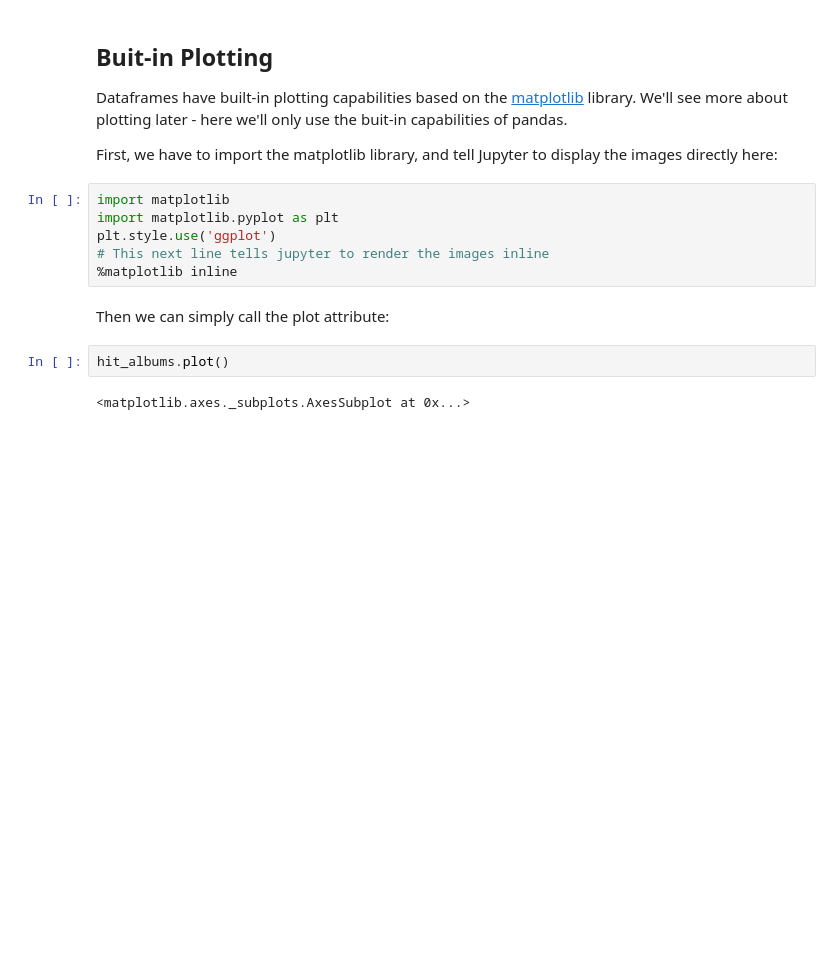
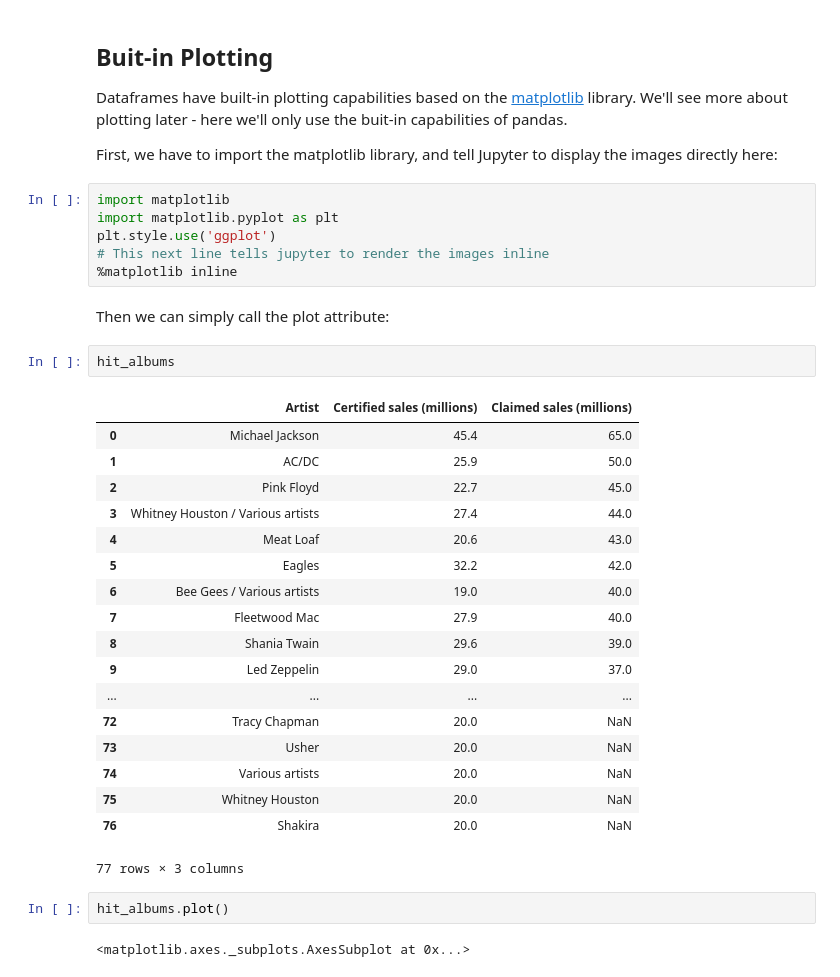
Before and after one commit to datascience-course/2019-datascience-lectures, a Jupyter notebook: 06-loading-data-dataframes/06-loading-data-dataframes.ipynb, the cells around one changed output. Saved outputs shown, nothing was run; the diff lists cells and outputs as text; blank space fills up the shorter version.

```diff
--- a/06-loading-data-dataframes/06-loading-data-dataframes.ipynb
+++ b/06-loading-data-dataframes/06-loading-data-dataframes.ipynb
@@ -937,6 +937,27 @@ plt.style.use('ggplot')
 %matplotlib inline
 # %% [markdown]
 Then we can simply call the plot attribute:
+# %%
+hit_albums
+# %% [output]
+|  | Artist | Certified sales (millions) | Claimed sales (millions) |
+| 0 | Michael Jackson | 45.4 | 65.0 |
+| 1 | AC/DC | 25.9 | 50.0 |
+| 2 | Pink Floyd | 22.7 | 45.0 |
+| 3 | Whitney Houston / Various artists | 27.4 | 44.0 |
+| 4 | Meat Loaf | 20.6 | 43.0 |
+| 5 | Eagles | 32.2 | 42.0 |
+| 6 | Bee Gees / Various artists | 19.0 | 40.0 |
+| 7 | Fleetwood Mac | 27.9 | 40.0 |
+| 8 | Shania Twain | 29.6 | 39.0 |
+| 9 | Led Zeppelin | 29.0 | 37.0 |
+| ... | ... | ... | ... |
+| 72 | Tracy Chapman | 20.0 | NaN |
+| 73 | Usher | 20.0 | NaN |
+| 74 | Various artists | 20.0 | NaN |
+| 75 | Whitney Houston | 20.0 | NaN |
+| 76 | Shakira | 20.0 | NaN |
+77 rows × 3 columns
 # %%
 hit_albums.plot()
 # %% [output]
```
Also changed, not shown: parts of 4 cells of this notebook.
